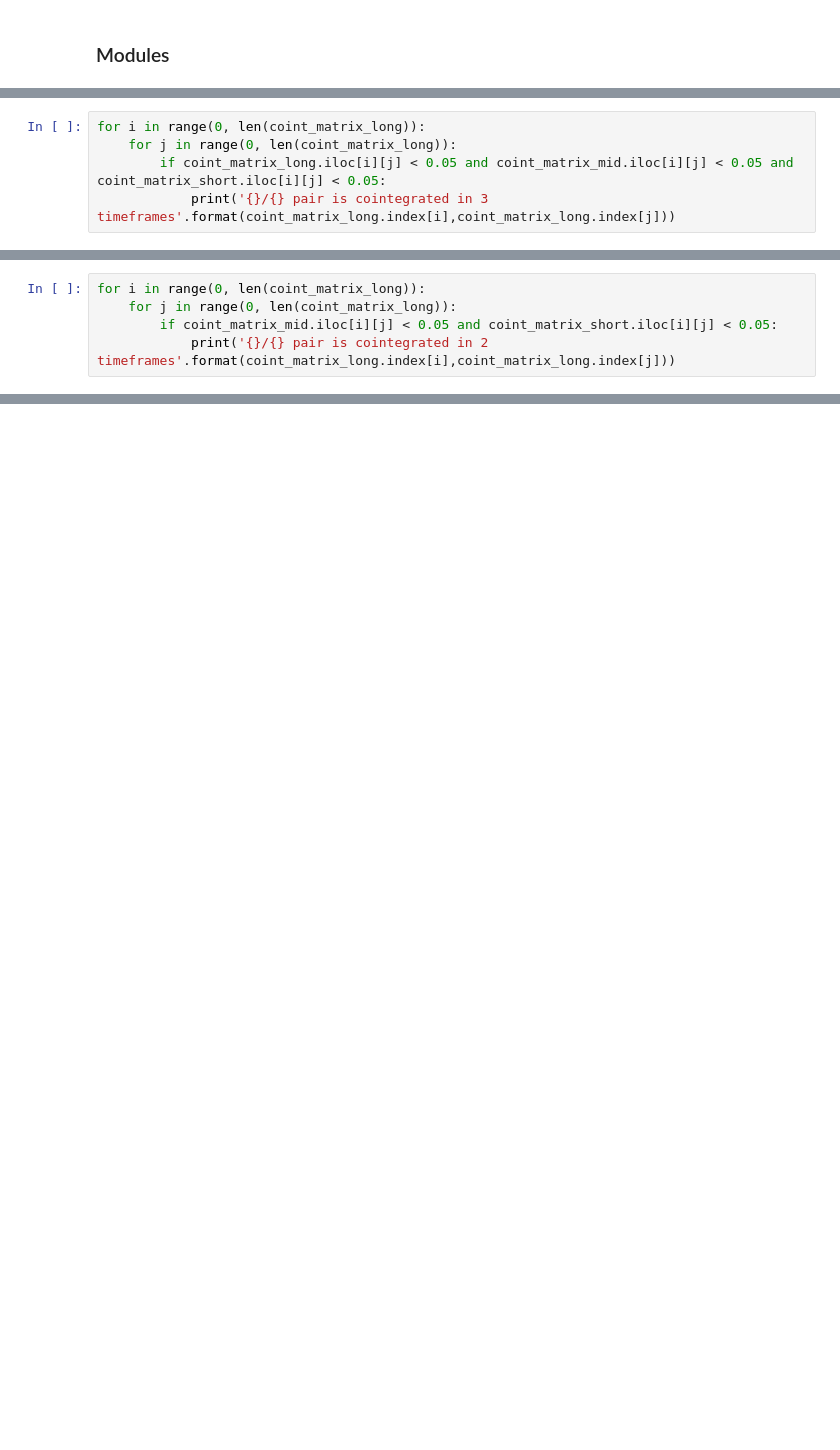
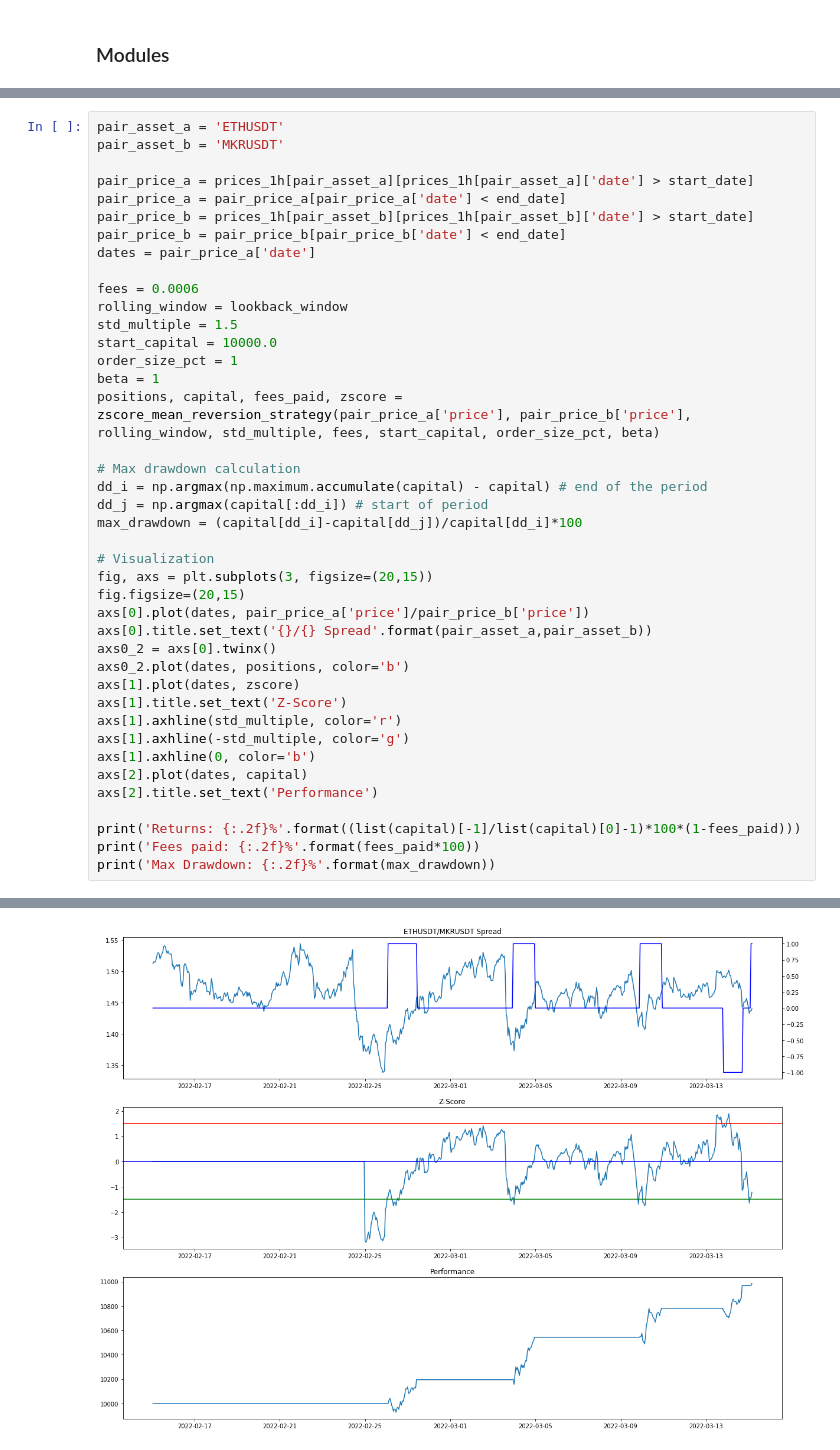
Before and after one commit to walidarbtg/cointegration, a Jupyter notebook: Cointegration Matrix.ipynb, the cells around one changed output, grey strips where cells are left out. Cells and saved outputs as stored; diff of their text form; blank space fills up the shorter version.

```diff
--- a/Cointegration Matrix.ipynb
+++ b/Cointegration Matrix.ipynb
@@ -217,5 +4,0 @@ print('{:.2f}% of the most liquid pairs are cointegrated on the {} data'.format(
-# %%
-for i in range(0, len(coint_matrix_long)):
-    for j in range(0, len(coint_matrix_long)):
-        if coint_matrix_long.iloc[i][j] < 0.05 and coint_matrix_mid.iloc[i][j] < 0.05 and coint_matrix_short.iloc[i][j] < 0.05:
-            print('{}/{} pair is cointegrated in 3 timeframes'.format(coint_matrix_long.index[i],coint_matrix_long.index[j]))
@@ -231,5 +4,0 @@ NEARUSDT/DOTUSDT pair is cointegrated in 3 timeframes
-# %%
-for i in range(0, len(coint_matrix_long)):
-    for j in range(0, len(coint_matrix_long)):
-        if coint_matrix_mid.iloc[i][j] < 0.05 and coint_matrix_short.iloc[i][j] < 0.05:
-            print('{}/{} pair is cointegrated in 2 timeframes'.format(coint_matrix_long.index[i],coint_matrix_long.index[j]))
@@ -252,0 +379,42 @@ NEARUSDT/DOTUSDT pair is cointegrated in 2 timeframes
+# %%
+pair_asset_a = 'ETHUSDT'
+pair_asset_b = 'MKRUSDT'
+
+pair_price_a = prices_1h[pair_asset_a][prices_1h[pair_asset_a]['date'] > start_date]
+pair_price_a = pair_price_a[pair_price_a['date'] < end_date]
+pair_price_b = prices_1h[pair_asset_b][prices_1h[pair_asset_b]['date'] > start_date]
+pair_price_b = pair_price_b[pair_price_b['date'] < end_date]
+dates = pair_price_a['date']
+
+fees = 0.0006
+rolling_window = lookback_window
+std_multiple = 1.5
+start_capital = 10000.0
+order_size_pct = 1
+beta = 1
+positions, capital, fees_paid, zscore = zscore_mean_reversion_strategy(pair_price_a['price'], pair_price_b['price'], rolling_window, std_multiple, fees, start_capital, order_size_pct, beta)
+
+# Max drawdown calculation
+dd_i = np.argmax(np.maximum.accumulate(capital) - capital) # end of the period
+dd_j = np.argmax(capital[:dd_i]) # start of period
+max_drawdown = (capital[dd_i]-capital[dd_j])/capital[dd_i]*100
+
+# Visualization
+fig, axs = plt.subplots(3, figsize=(20,15))
+fig.figsize=(20,15)
+axs[0].plot(dates, pair_price_a['price']/pair_price_b['price'])
+axs[0].title.set_text('{}/{} Spread'.format(pair_asset_a,pair_asset_b))
+axs0_2 = axs[0].twinx()
+axs0_2.plot(dates, positions, color='b')
+axs[1].plot(dates, zscore)
+axs[1].title.set_text('Z-Score')
+axs[1].axhline(std_multiple, color='r')
+axs[1].axhline(-std_multiple, color='g')
+axs[1].axhline(0, color='b')
+axs[2].plot(dates, capital)
+axs[2].title.set_text('Performance')
+
+print('Returns: {:.2f}%'.format((list(capital)[-1]/list(capital)[0]-1)*100*(1-fees_paid)))
+print('Fees paid: {:.2f}%'.format(fees_paid*100))
+print('Max Drawdown: {:.2f}%'.format(max_drawdown))
+# %% [output]
@@ -252,0 +424 @@ NEARUSDT/DOTUSDT pair is cointegrated in 2 timeframes
+[figure, added]
```
Also changed, not shown: parts of 37 cells of this notebook, 5 other files.
